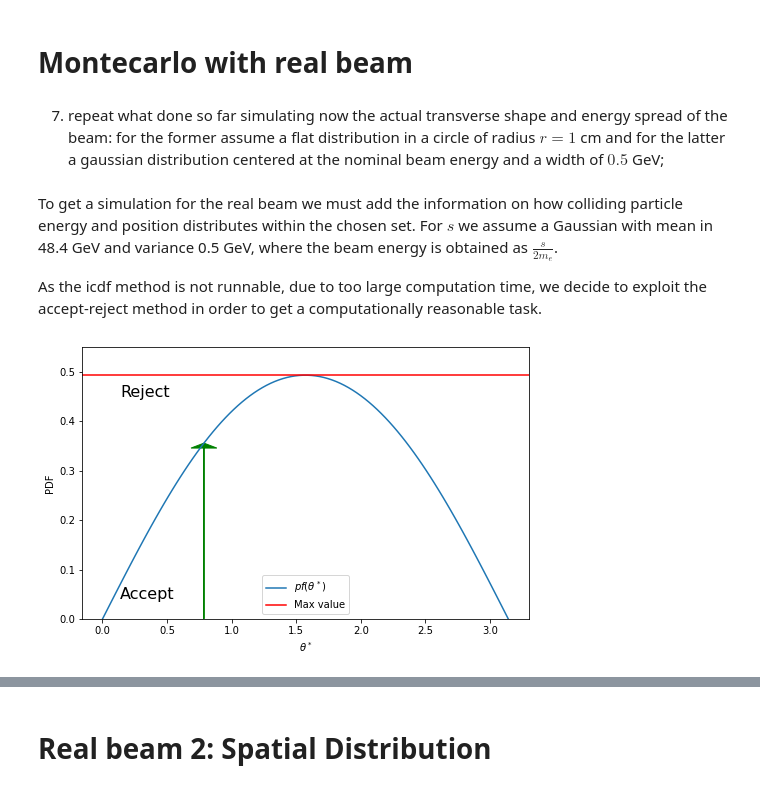
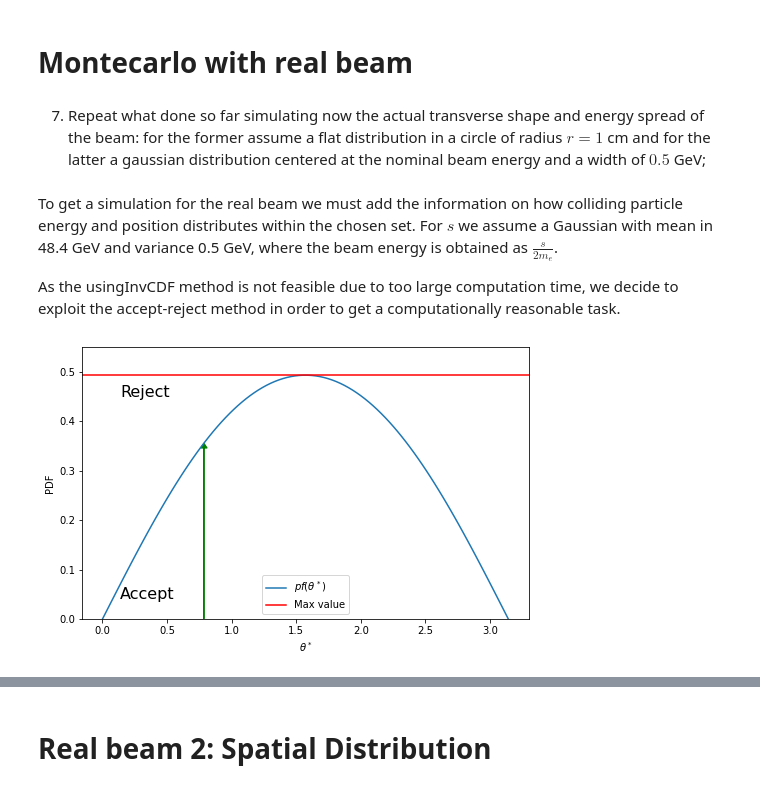
Before and after one commit to PhysicsOfData/LCP_projects_Y3, a Jupyter notebook: Project.ipynb, the cells around one changed output, grey strips where cells are left out. Cells and saved outputs as stored; diff of their text form; code cells hidden in the pictures.

```diff
--- a/Project.ipynb
+++ b/Project.ipynb
@@ -338,32 +366,33 @@ $p_y$ and $p_z$ components distributions are, as expected, uniform, equal and ce
 # %% [markdown]
 # Montecarlo with real beam
 # %% [markdown]
-7. repeat what done so far simulating now the actual transverse shape and energy spread of the beam: for the former assume a flat distribution in a circle of radius $r=1$ cm and for the latter a gaussian distribution centered at the nominal beam energy and a width of $0.5$ GeV;
+
+7. Repeat what done so far simulating now the actual transverse shape and energy spread of the beam: for the former assume a flat distribution in a circle of radius $r=1$ cm and for the latter a gaussian distribution centered at the nominal beam energy and a width of $0.5$ GeV;
 # %% [markdown]
 To get a simulation for the real beam we must add the information on how colliding particle energy and position distributes within the chosen set. For $s$ we assume a Gaussian with mean in 48.4 GeV and variance 0.5 GeV, where the beam energy is obtained as $\frac{s}{2 m_e}$.
 
-As the icdf method is not runnable, due to too large computation time, we decide to exploit the accept-reject method in order to get a computationally reasonable task.
+As the usingInvCDF method is not feasible due to too large computation time, we decide to exploit the accept-reject method in order to get a computationally reasonable task.
 # %%
-
+#Showing the accept-reject method main idea
 fig, ax = plt.subplots(1, 1, figsize=(8,5))
 
 thetas = np.linspace(0,np.pi,100)
 ax.plot(thetas, pf(220**2,thetas), label=r'$pf(\theta^*)$')
 ax.axhline(pf(220**2, np.pi/2), color='red', label='Max value')
 ax.set_xlabel(r'$\theta^*$')
 ax.set_ylabel(r'PDF')
 ax.set_ylim([0,0.55])
 
 plt.arrow(np.pi/4,0,0,pf(220**2,np.pi/4)-0.01, linewidth=1,
-         head_width=0.2, head_length=0.01, fc='g', ec='g')
+         head_width=0.05, head_length=0.01, fc='g', ec='g')
 
 plt.text(np.pi/4-.65, 0.45, 'Reject', fontsize=16)
 plt.text(np.pi/4-.65, 0.04, 'Accept', fontsize=16)
-ax.legend()
+ax.legend(loc = 'best')
 
 plt.show()
 # %% [output]
-[figure, old version]
+[figure, new version]
 # %%
 #generating energies in CoM (s=220**2 )
 energies_gauss = np.random.normal(48400 , 500, 200294)
```
Also changed, not shown: parts of 23 cells of this notebook.
